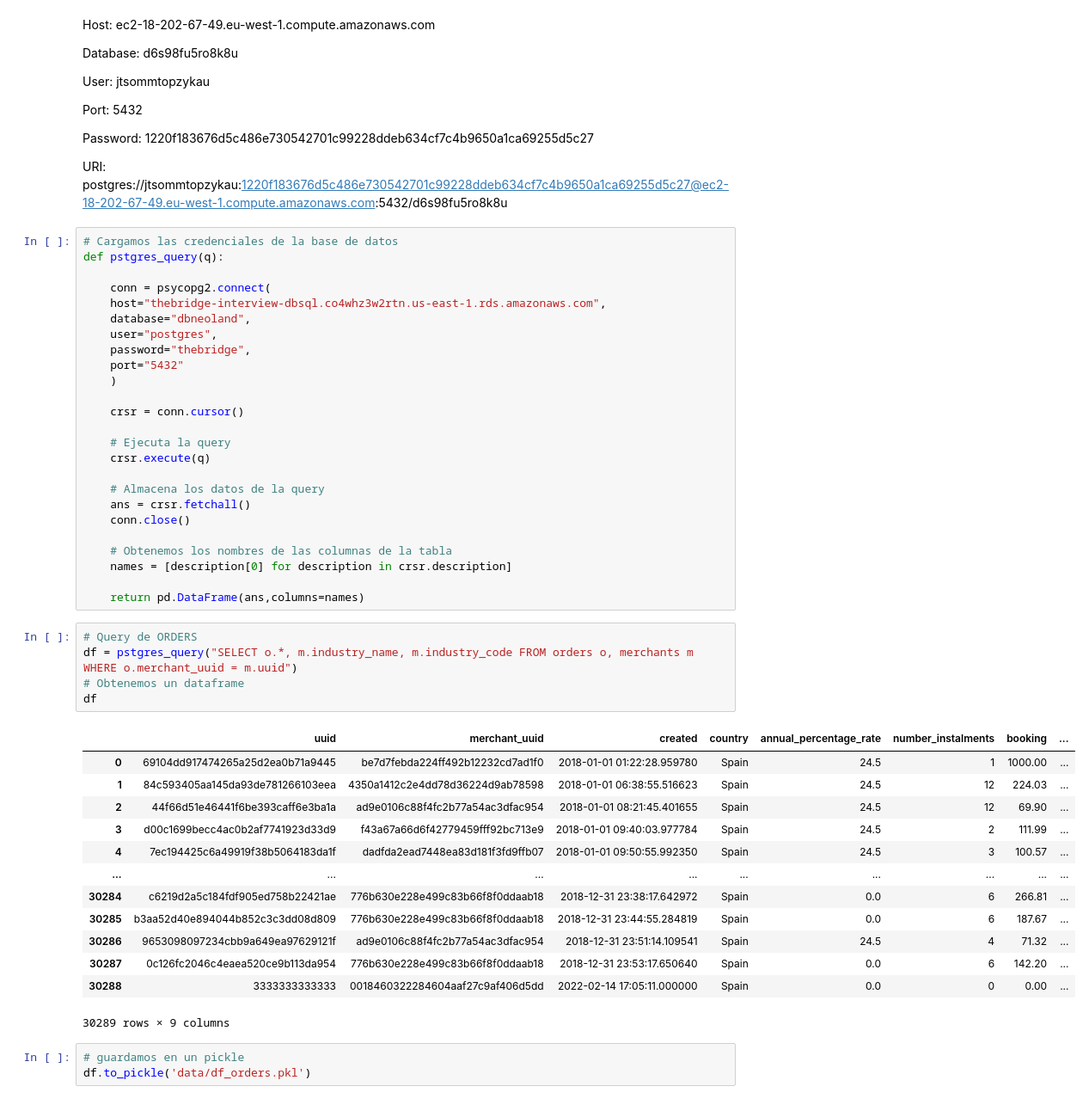
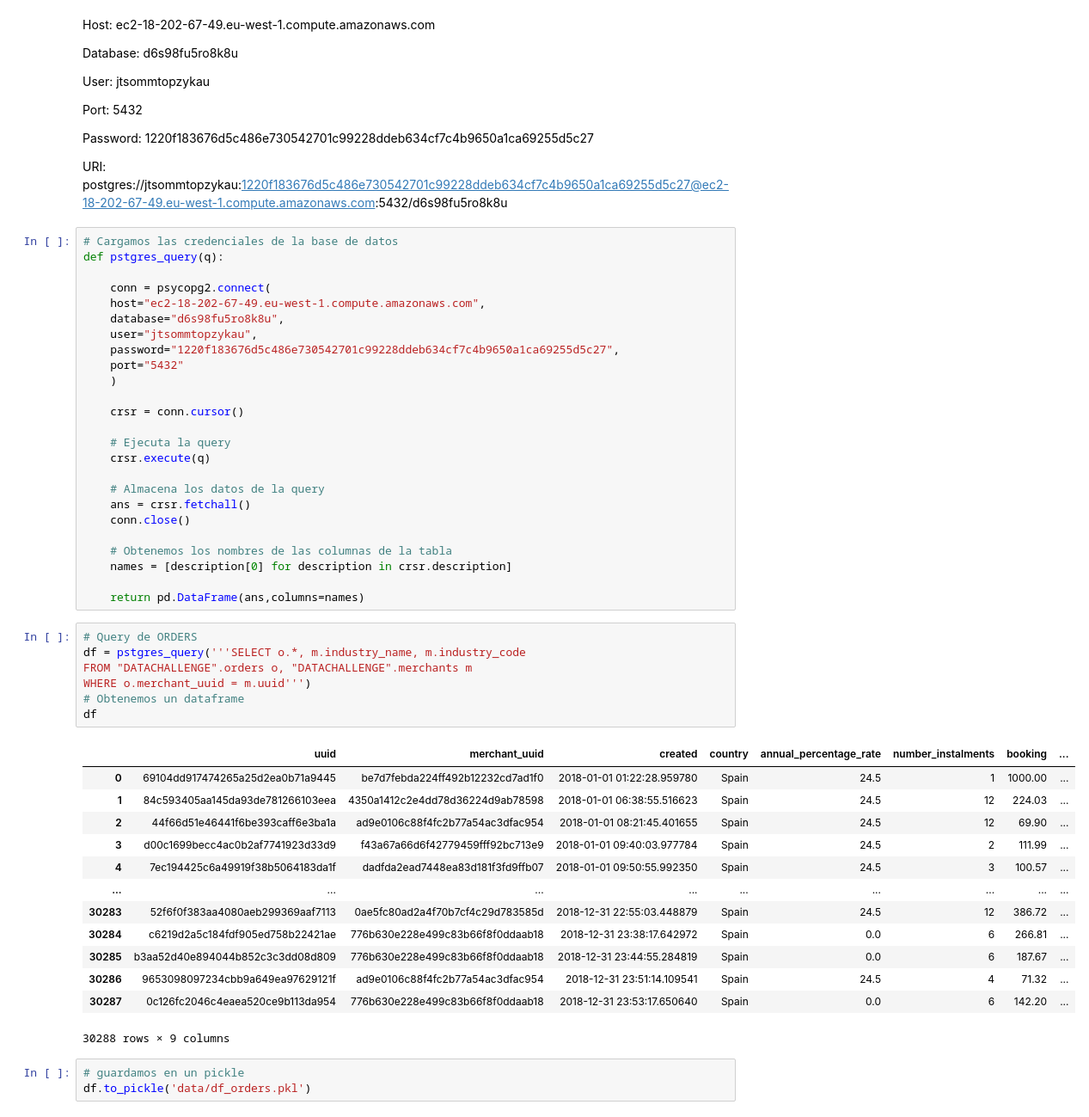
Before and after one commit to marcusRB/The_Bridge_DataScience_PT_ALUMNI_feb22, a Jupyter notebook: 99_CHALLENGES/01_Challenge_DataAnalysis_SQL/01_[Challenge]_DataAnalysis.ipynb, the cells around one changed output. Shown at 86% size. Saved outputs shown, nothing was run; the diff lists cells and outputs as text.

```diff
--- a/99_CHALLENGES/01_Challenge_DataAnalysis_SQL/01_[Challenge]_DataAnalysis.ipynb
+++ b/99_CHALLENGES/01_Challenge_DataAnalysis_SQL/01_[Challenge]_DataAnalysis.ipynb
@@ -61,10 +61,10 @@ URI: postgres://jtsommtopzykau:1220f183676d5c486e730542701c99228ddeb634cf7c4b965
 def pstgres_query(q):
 
     conn = psycopg2.connect(
-    host="thebridge-interview-dbsql.co4whz3w2rtn.us-east-1.rds.amazonaws.com",
-    database="dbneoland",
-    user="postgres",
-    password="thebridge",
+    host="ec2-18-202-67-49.eu-west-1.compute.amazonaws.com",
+    database="d6s98fu5ro8k8u",
+    user="jtsommtopzykau",
+    password="1220f183676d5c486e730542701c99228ddeb634cf7c4b9650a1ca69255d5c27",
     port="5432"
     )
 
@@ -83,23 +83,25 @@ def pstgres_query(q):
     return pd.DataFrame(ans,columns=names)
 # %%
 # Query de ORDERS
-df = pstgres_query("SELECT o.*, m.industry_name, m.industry_code FROM orders o, merchants m WHERE o.merchant_uuid = m.uuid")
+df = pstgres_query('''SELECT o.*, m.industry_name, m.industry_code
+FROM "DATACHALLENGE".orders o, "DATACHALLENGE".merchants m
+WHERE o.merchant_uuid = m.uuid''')
 # Obtenemos un dataframe
 df
 # %% [output]
 |  | uuid | merchant_uuid | created | country | annual_percentage_rate | number_instalments | booking | ... |
 | 0 | 69104dd917474265a25d2ea0b71a9445 | be7d7febda224ff492b12232cd7ad1f0 | 2018-01-01 01:22:28.959780 | Spain | 24.5 | 1 | 1000.00 | ... |
 | 1 | 84c593405aa145da93de781266103eea | 4350a1412c2e4dd78d36224d9ab78598 | 2018-01-01 06:38:55.516623 | Spain | 24.5 | 12 | 224.03 | ... |
 | 2 | 44f66d51e46441f6be393caff6e3ba1a | ad9e0106c88f4fc2b77a54ac3dfac954 | 2018-01-01 08:21:45.401655 | Spain | 24.5 | 12 | 69.90 | ... |
 | 3 | d00c1699becc4ac0b2af7741923d33d9 | f43a67a66d6f42779459fff92bc713e9 | 2018-01-01 09:40:03.977784 | Spain | 24.5 | 2 | 111.99 | ... |
 | 4 | 7ec194425c6a49919f38b5064183da1f | dadfda2ead7448ea83d181f3fd9ffb07 | 2018-01-01 09:50:55.992350 | Spain | 24.5 | 3 | 100.57 | ... |
 | ... | ... | ... | ... | ... | ... | ... | ... | ... |
+| 30283 | 52f6f0f383aa4080aeb299369aaf7113 | 0ae5fc80ad2a4f70b7cf4c29d783585d | 2018-12-31 22:55:03.448879 | Spain | 24.5 | 12 | 386.72 | ... |
 | 30284 | c6219d2a5c184fdf905ed758b22421ae | 776b630e228e499c83b66f8f0ddaab18 | 2018-12-31 23:38:17.642972 | Spain | 0.0 | 6 | 266.81 | ... |
 | 30285 | b3aa52d40e894044b852c3c3dd08d809 | 776b630e228e499c83b66f8f0ddaab18 | 2018-12-31 23:44:55.284819 | Spain | 0.0 | 6 | 187.67 | ... |
 | 30286 | 9653098097234cbb9a649ea97629121f | ad9e0106c88f4fc2b77a54ac3dfac954 | 2018-12-31 23:51:14.109541 | Spain | 24.5 | 4 | 71.32 | ... |
 | 30287 | 0c126fc2046c4eaea520ce9b113da954 | 776b630e228e499c83b66f8f0ddaab18 | 2018-12-31 23:53:17.650640 | Spain | 0.0 | 6 | 142.20 | ... |
-| 30288 | 3333333333333 | 0018460322284604aaf27c9af406d5dd | 2022-02-14 17:05:11.000000 | Spain | 0.0 | 0 | 0.00 | ... |
-30289 rows × 9 columns
+30288 rows × 9 columns
 # %%
 # guardamos en un pickle
 df.to_pickle('data/df_orders.pkl')
```
Also changed, not shown: parts of 10 cells of this notebook, 1 other file.
